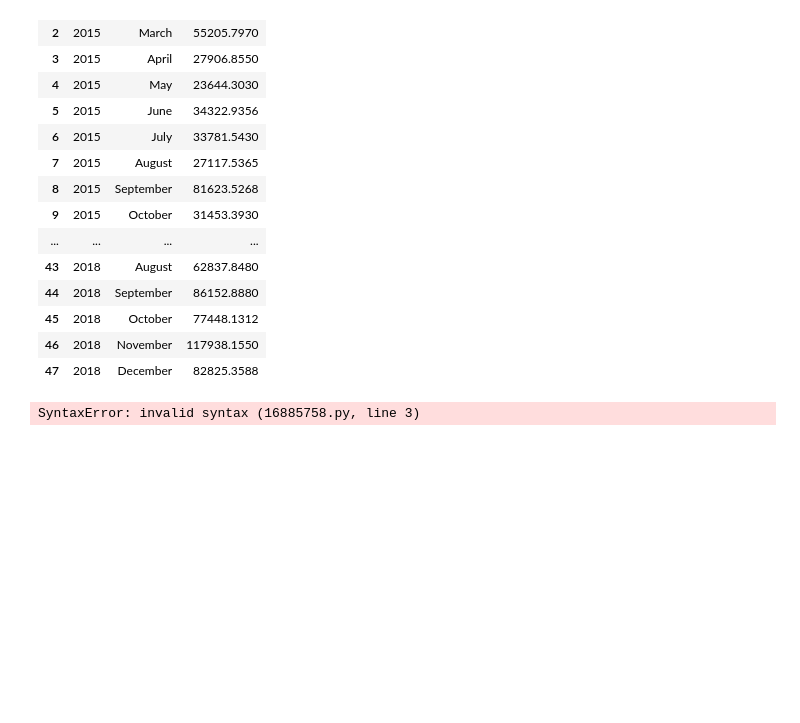
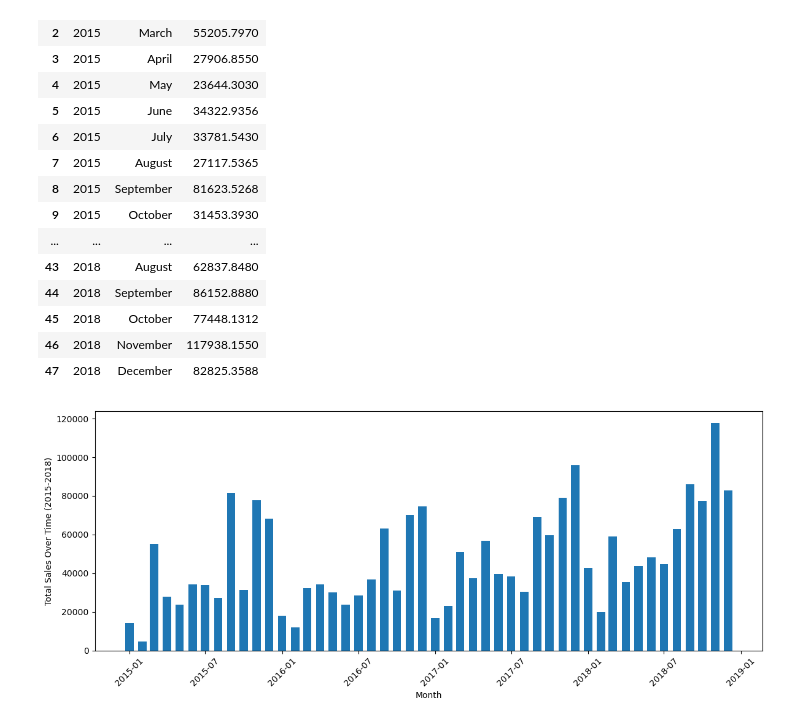
Before and after one commit to ksftima/super-store, a Jupyter notebook: eda.ipynb, the cells around one changed output. Saved outputs shown, nothing was run; the diff lists cells and outputs as text; code cells hidden in the pictures; blank space fills up the shorter version.

```diff
--- a/eda.ipynb
+++ b/eda.ipynb
@@ -102,9 +121,18 @@ monthly_sales
 # %%
 # Plotting to see trends
 
-date = monthly_sales[]
+monthly_sales['Date'] = pd.to_datetime(
+    monthly_sales['Month'].astype(str) + '-' +
+    monthly_sales['Year'].astype(str))
 
-plt.bar(monthly_sales['Total Sales'],
-               monthly_sales[], width=0.8, bottom=None, *, align='center', data=None, **kwargs)
+monthly_sales = monthly_sales.sort_values('Date')
+
+plt.figure(figsize=(12,5))
+plt.bar(monthly_sales['Date'],monthly_sales['Total Sales'], width=20)
+plt.xlabel('Month')
+plt.ylabel('Total Sales Over Time (2015-2018)')
+plt.xticks(rotation=45)
+plt.tight_layout()
+plt.show()
 # %% [output]
-SyntaxError: invalid syntax (16885758.py, line 3)
+[figure, added]
```
Also changed, not shown: parts of 19 cells of this notebook.
